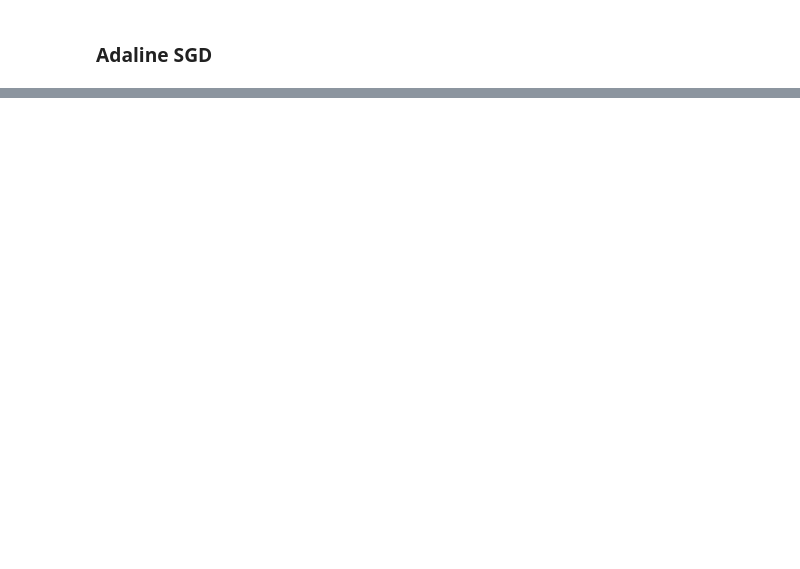
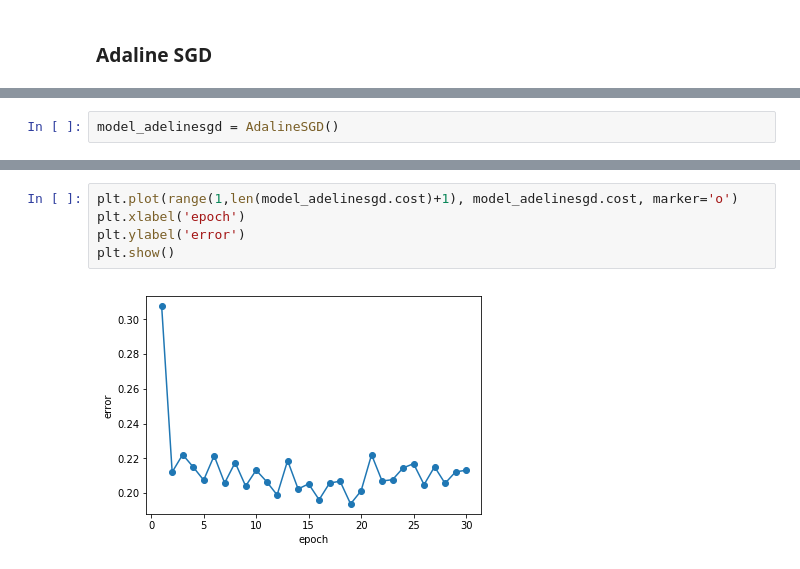
Before and after one commit to viniciusteix/topics-3, a Jupyter notebook: Lista 01 - Q2.ipynb, the cells around one changed output, grey strips where cells are left out. Drawn from its saved outputs; the diff is of its cells as text; blank space fills up the shorter version.

```diff
--- a/Lista 01 - Q2.ipynb
+++ b/Lista 01 - Q2.ipynb
@@ -28,0 +173,2 @@ y = data.iloc[:,10].values
+# %%
+model_adelinesgd = AdalineSGD()
@@ -28,0 +179,7 @@ y = data.iloc[:,10].values
+# %%
+plt.plot(range(1,len(model_adelinesgd.cost)+1), model_adelinesgd.cost, marker='o')
+plt.xlabel('epoch')
+plt.ylabel('error')
+plt.show()
+# %% [output]
+[figure, added]
```
Also changed, not shown: parts of 14 cells of this notebook.
